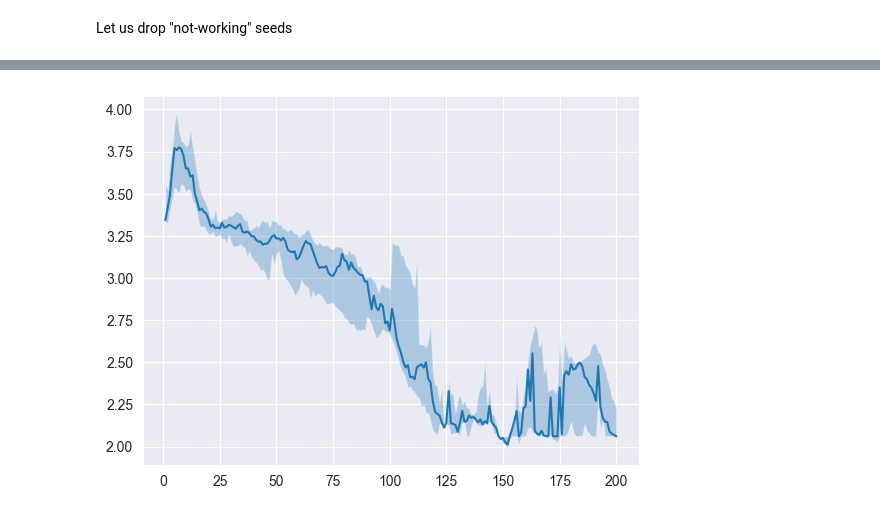
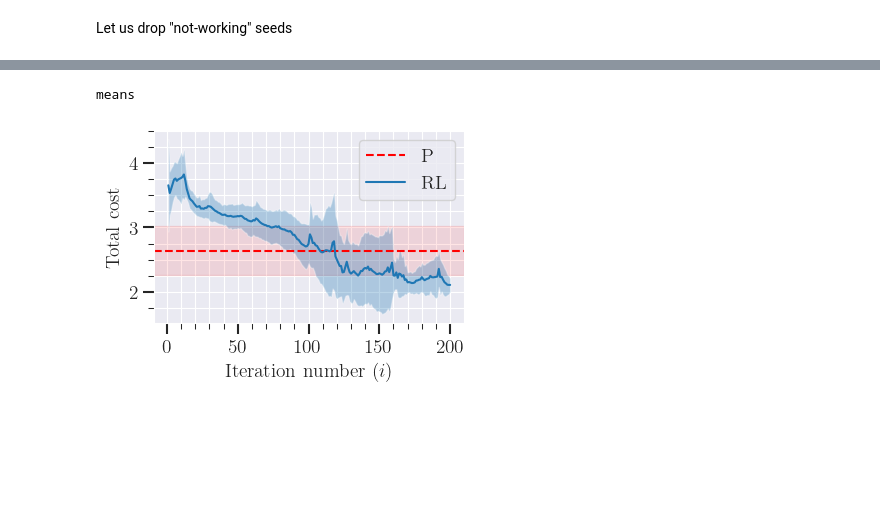
Before and after one commit to mvulf/drop_control, a Jupyter notebook: seed_plots.ipynb, the cells around one changed output, grey strips where cells are left out. Cells and saved outputs as stored; diff of their text form; code cells hidden in the pictures; blank space fills up the shorter version.

Commit message:
[ADD] update plots before Kolmogorov update

```diff
--- a/seed_plots.ipynb
+++ b/seed_plots.ipynb
@@ -11,3 +11,6 @@ sns.set_style('darkgrid')
 
 import os
 from pathlib import Path
+
+from src.scenario import SimulationScenario
+scenario = SimulationScenario(None, None, None)
@@ -83,7 +155,7 @@ learning_curves_selected.describe()
 plt.rcParams.update({
     "text.usetex": True,
     "font.family": "mathptmx",
-    "font.size": 16,
+    "font.size": 14,
     "xtick.bottom" : True,
     "ytick.left" : True,
     'xtick.major.size': 8,
@@ -117,8 +189,13 @@ def plot_total_cost(df, plot_type='means', savefig=False):
     ax.xaxis.grid(True, which='minor')
     ax.yaxis.grid(True, which='minor')
 
-    central.plot()
+    plt.axhline(central_P, linestyle='--', color='r', label='P')
+    plt.axhspan(bottom_P, top_P, alpha=0.1, color='r')
+
+    central.plot(label='RL')
     plt.fill_between(central.index, bottom, top, alpha=0.3)
+
+    plt.legend()
 
     # plt.tight_layout(pad=0.5)
     if savefig:
@@ -126,6 +203,6 @@ def plot_total_cost(df, plot_type='means', savefig=False):
     plt.show();
 
 plot_total_cost(learning_curves_selected, savefig=False)
-plot_total_cost(learning_curves_selected, plot_type='medians', savefig=False)
+# plot_total_cost(learning_curves_selected, plot_type='medians', savefig=False)
 # %% [output]
 means
@@ -143,4 +210,5 @@ plot_medians(learning_curves_selected)
 # %%
-plot_medians(learning_curves_selected.iloc[:200])
+plot_total_cost(learning_curves_selected.iloc[:200], savefig=False)
 # %% [output]
+means
-[figure, old version]
+[figure, new version]
```
Also changed, not shown: parts of 10 cells of this notebook.
